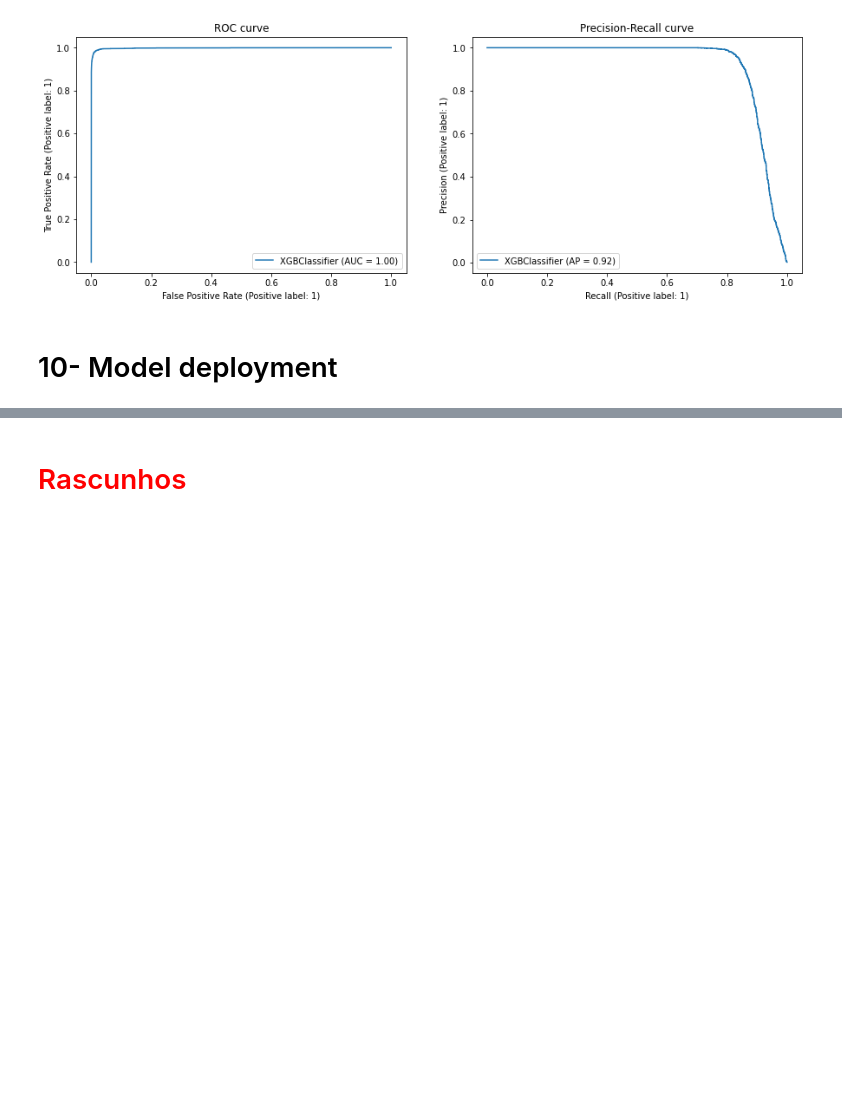
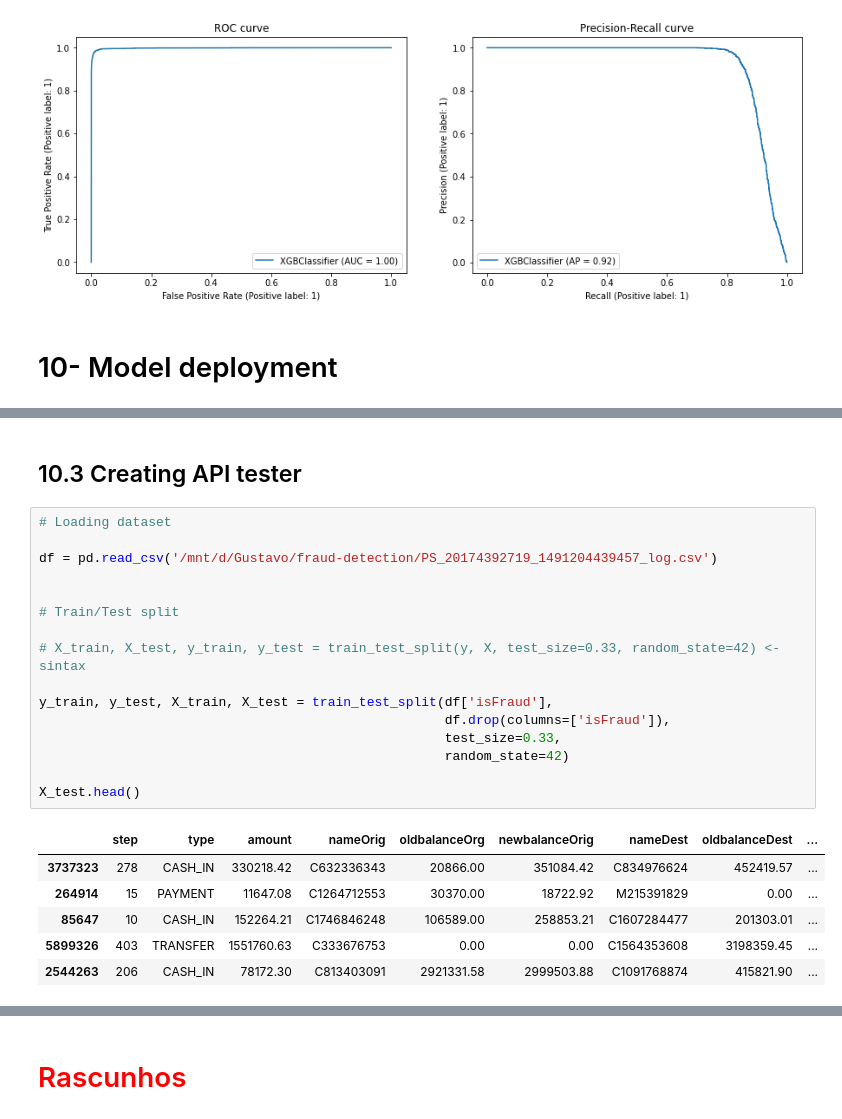
Before and after one commit to GustavoHBDuarte/fraud-detection, a Jupyter notebook: notebook_main.ipynb, the cells around one changed output, grey strips where cells are left out. Drawn from its saved outputs; the diff is of its cells as text; blank space fills up the shorter version.

```diff
--- a/notebook_main.ipynb
+++ b/notebook_main.ipynb
@@ -2893,0 +3352,25 @@ metrics.plot_precision_recall_curve(model, X_test_boruta, y_test, ax=ax4);
+# %% [markdown]
+## 10.3 Creating API tester
+# %%
+# Loading dataset
+
+df = pd.read_csv('/mnt/d/Gustavo/fraud-detection/PS_20174392719_1491204439457_log.csv')
+
+
+# Train/Test split
+
+# X_train, X_test, y_train, y_test = train_test_split(y, X, test_size=0.33, random_state=42) <- sintax
+
+y_train, y_test, X_train, X_test = train_test_split(df['isFraud'],
+                                                    df.drop(columns=['isFraud']),
+                                                    test_size=0.33,
+                                                    random_state=42)
+
+X_test.head()
+# %% [output]
+|  | step | type | amount | nameOrig | oldbalanceOrg | newbalanceOrig | nameDest | oldbalanceDest | ... |
+| 3737323 | 278 | CASH_IN | 330218.42 | C632336343 | 20866.00 | 351084.42 | C834976624 | 452419.57 | ... |
+| 264914 | 15 | PAYMENT | 11647.08 | C1264712553 | 30370.00 | 18722.92 | M215391829 | 0.00 | ... |
+| 85647 | 10 | CASH_IN | 152264.21 | C1746846248 | 106589.00 | 258853.21 | C1607284477 | 201303.01 | ... |
+| 5899326 | 403 | TRANSFER | 1551760.63 | C333676753 | 0.00 | 0.00 | C1564353608 | 3198359.45 | ... |
+| 2544263 | 206 | CASH_IN | 78172.30 | C813403091 | 2921331.58 | 2999503.88 | C1091768874 | 415821.90 | ... |
```
Also changed, not shown: parts of 26 cells of this notebook, 2 other files.
